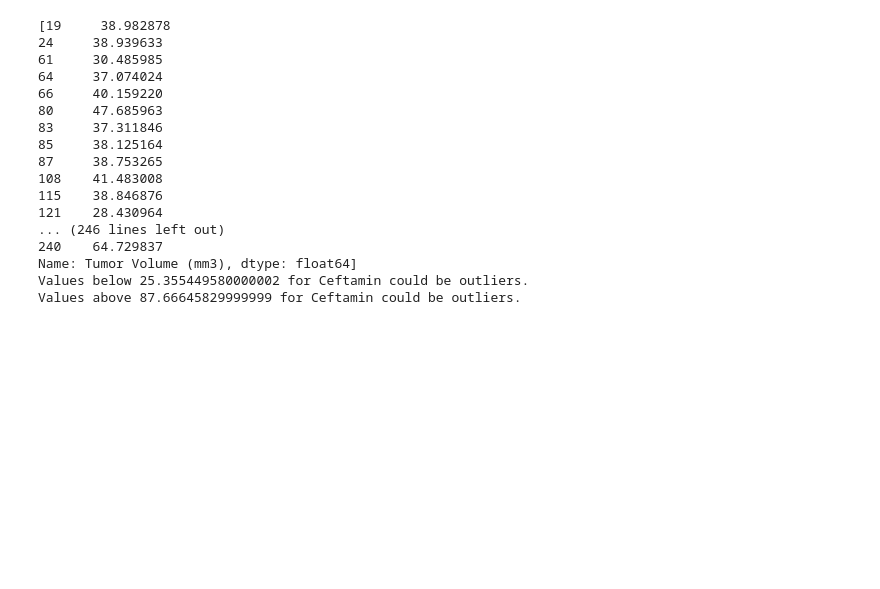
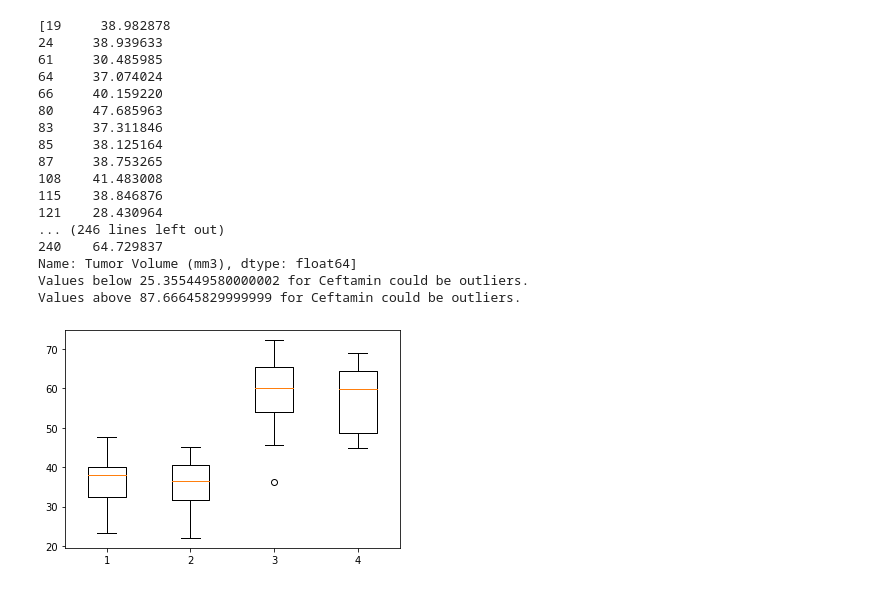
Before and after one commit to jeosqueri/Tumor-Treatment-Analysis, a Jupyter notebook: Pymaceuticals.ipynb, the cells around one changed output. Cells and saved outputs as stored; diff of their text form; code cells hidden in the pictures; blank space fills up the shorter version.

Commit message:
generated boxplot

```diff
--- a/Pymaceuticals.ipynb
+++ b/Pymaceuticals.ipynb
@@ -320,4 +320,8 @@ Values below 25.355449580000002 for Ceftamin could be outliers.
 Values above 87.66645829999999 for Ceftamin could be outliers.
 # %%
 # Generate a box plot of the final tumor volume of each mouse across four regimens of interest
-tumor_
+fig1, ax1 = plt.subplots()
+ax1.boxplot(tumor_vol)
+plt.show()
+# %% [output]
+[figure, added]
```
Also changed, not shown: parts of 2 cells of this notebook.
